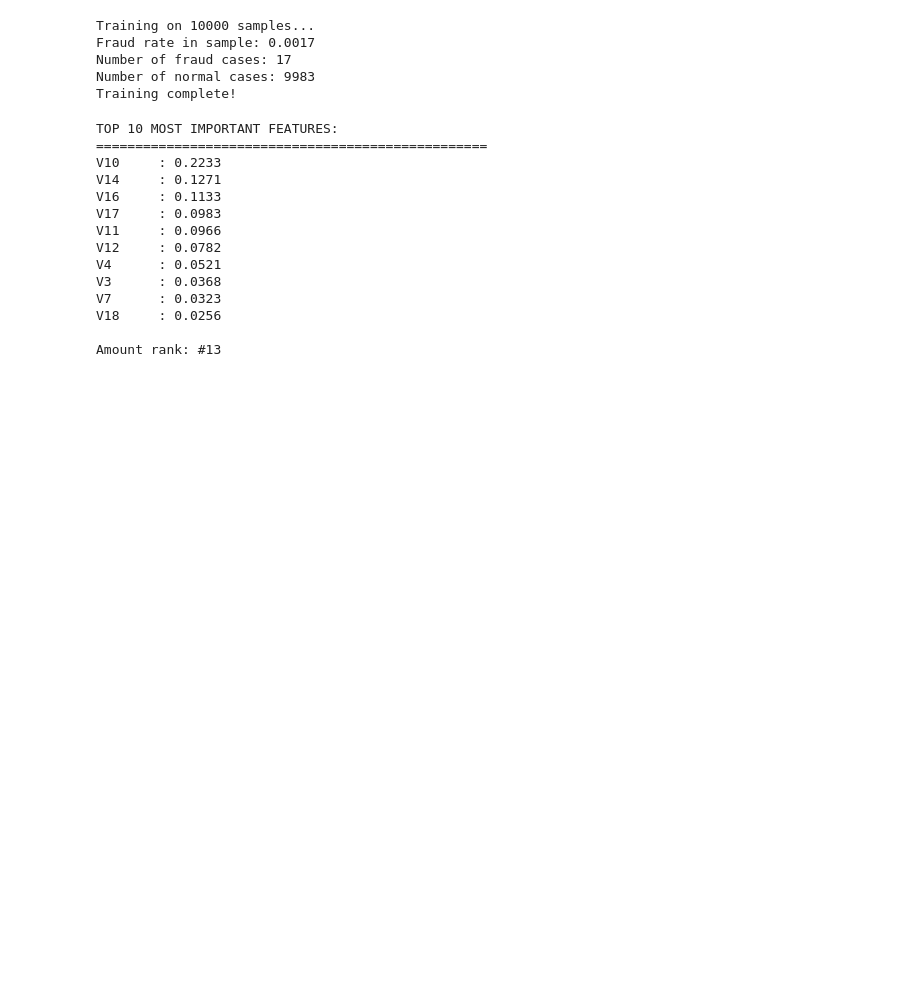
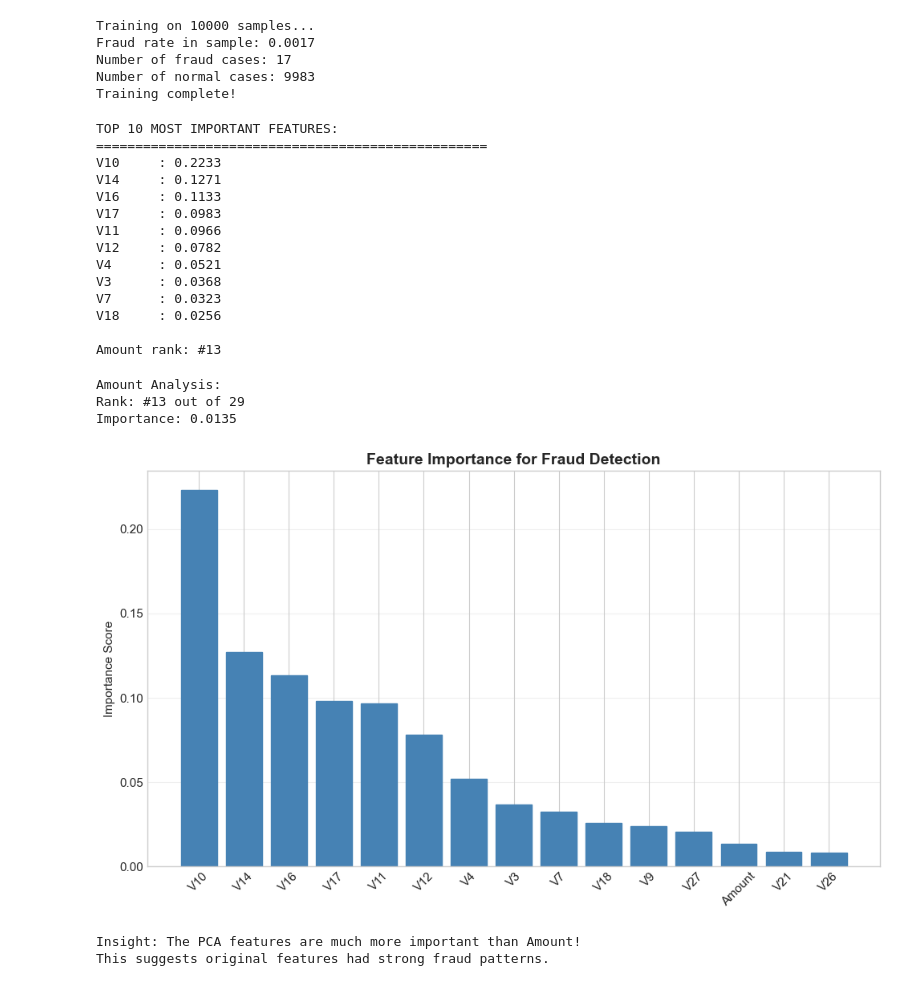
Before and after one commit to Dash-007/realtime-fraud-detection-system, a Jupyter notebook: notebooks/01_eda.ipynb, the cells around one changed output. Cells and saved outputs as stored; diff of their text form; code cells hidden in the pictures; blank space fills up the shorter version.

Commit message:
Feature Importance visualization

```diff
--- a/notebooks/01_eda.ipynb
+++ b/notebooks/01_eda.ipynb
@@ -333,3 +333,42 @@ V7      : 0.0323
 V18     : 0.0256
 
 Amount rank: #13
+# %%
+# Check Amounts importance and visualize top features
+import matplotlib.pyplot as plt
+
+# Find Amount's rank
+amount_rank = importance_df[importance_df['feature']=='Amount'].index[0] + 1
+amount_importance = importance_df[importance_df['feature']=='Amount']['importance'].values[0]
+
+print(f"Amount Analysis:")
+print(f"Rank: #{amount_rank} out of {len(importance_df)}")
+print(f"Importance: {amount_importance:.4f}")
+
+# Simple bar chart
+fig, ax = plt.subplots(figsize=(10,6))
+
+# Plot top 15 features
+top_15 = importance_df.head(15)
+bars = ax.bar(range(len(top_15)), top_15['importance'].values)
+for bar in bars:
+    bar.set_color('steelblue')
+
+ax.set_xticks(range(len(top_15)))
+ax.set_xticklabels(top_15['feature'].values, rotation=45)
+ax.set_ylabel("Importance Score")
+ax.set_title('Feature Importance for Fraud Detection', fontweight='bold', fontsize=14)
+ax.grid(axis='y', alpha=0.3)
+
+plt.tight_layout()
+plt.show()
+
+print("Insight: The PCA features are much more important than Amount!")
+print("This suggests original features had strong fraud patterns.")
+# %% [output]
+Amount Analysis:
+Rank: #13 out of 29
+Importance: 0.0135
+[figure, added]
+Insight: The PCA features are much more important than Amount!
+This suggests original features had strong fraud patterns.
```
